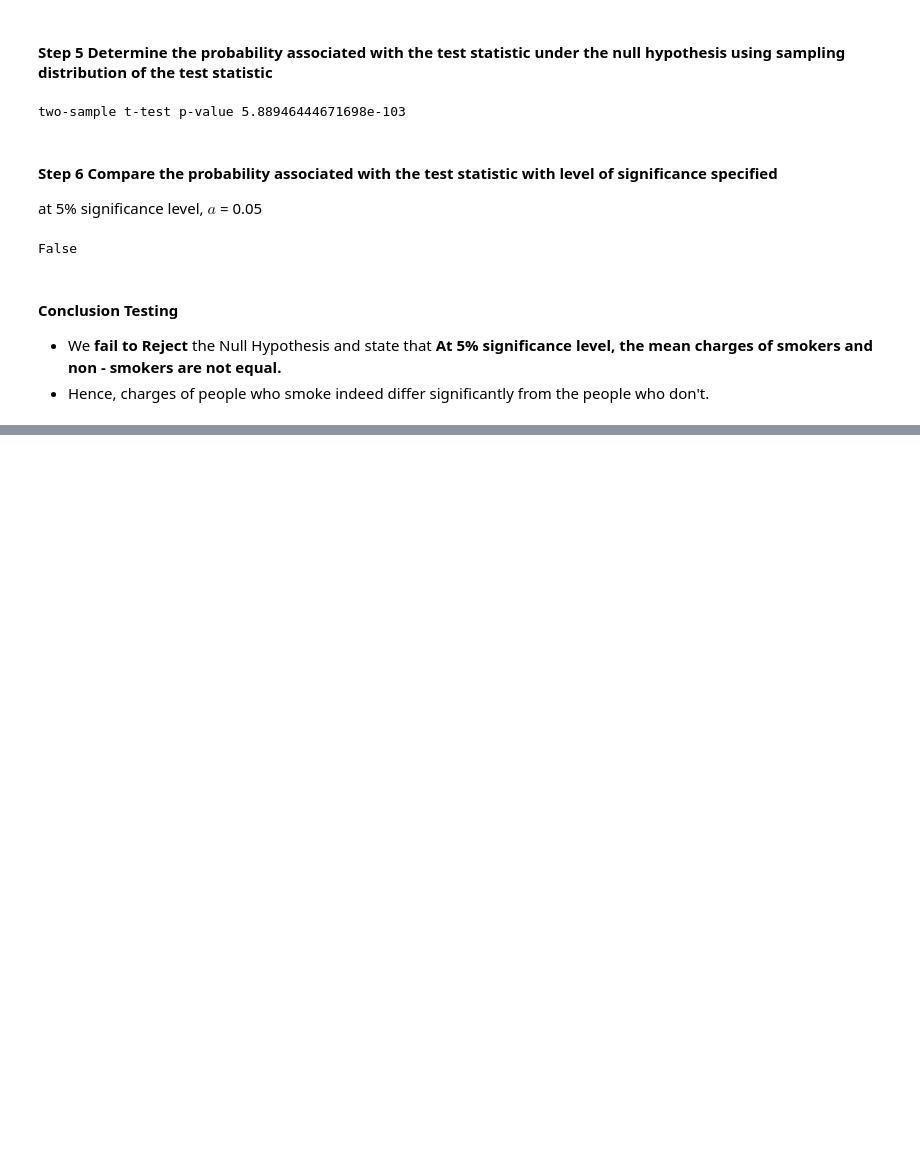
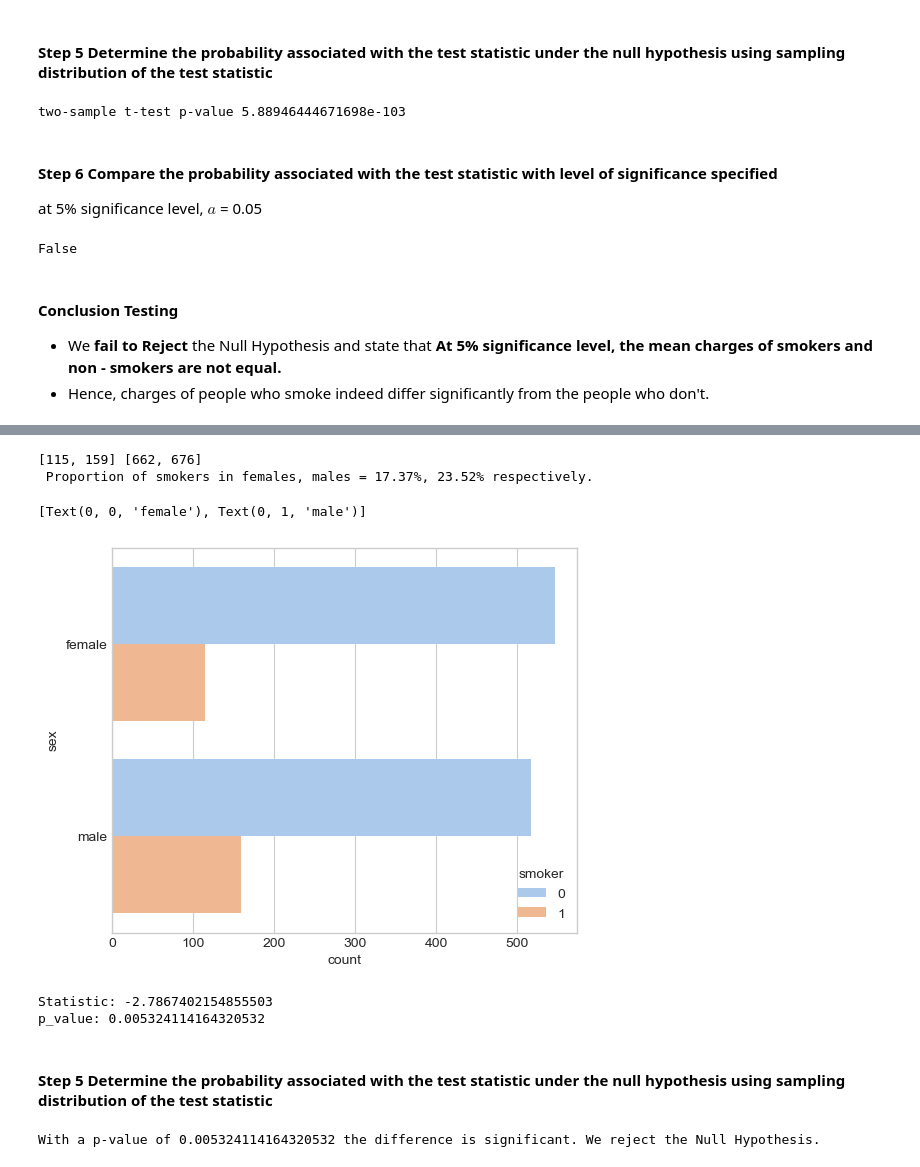
Before and after one commit to DharmayudaFebrianto/Project_DataScience-Pacmann-Academy, a Jupyter notebook: [Batch 14] Project Probability_Pacmann Academy_Dharmayuda Febrianto.ipynb, the cells around one changed output, grey strips where cells are left out. Saved outputs shown, nothing was run; the diff lists cells and outputs as text; code cells hidden in the pictures; blank space fills up the shorter version.

```diff
--- a/[Batch 14] Project Probability_Pacmann Academy_Dharmayuda Febrianto.ipynb
+++ b/[Batch 14] Project Probability_Pacmann Academy_Dharmayuda Febrianto.ipynb
@@ -567,0 +744,38 @@ False
+# %%
+n_females = data['sex'].value_counts()[0] # number of females in the data
+n_males = data['sex'].value_counts()[1] # number of females in the data
+
+female_smokers = data[data['sex'] == 0].smoker.value_counts()[1] # number of female smokers
+male_smokers = data[data['sex'] == 1].smoker.value_counts()[1] # number of male smokers
+
+print([female_smokers, male_smokers] , [n_females, n_males])
+print(f' Proportion of smokers in females, males = {round(115/662,4)*100}%, {round(159/676,4)*100}% respectively.')
+# %% [output]
+[115, 159] [662, 676]
+ Proportion of smokers in females, males = 17.37%, 23.52% respectively.
+# %%
+# Visualization of the collected data:
+plt.figure(figsize=(6,5))
+chart = sns.countplot(y = 'sex', hue = 'smoker', data = data)
+chart.set_yticklabels(['female', 'male'])
+# %% [output]
+[Text(0, 0, 'female'), Text(0, 1, 'male')]
+[figure, added]
+# %%
+# The proportions are different, but are they statistically significant?
+from statsmodels.stats.proportion import proportions_ztest
+
+stat, pval = proportions_ztest([female_smokers, male_smokers] , [n_females, n_males])
+print(f'Statistic: {stat}\np_value: {pval}')
+# %% [output]
+Statistic: -2.7867402154855503
+p_value: 0.005324114164320532
+# %% [markdown]
+#### Step 5 Determine the probability associated with the test statistic under the null hypothesis using sampling distribution of the test statistic
+# %%
+if pval < 0.05:
+    print(f'With a p-value of {pval} the difference is significant. We reject the Null Hypothesis.')
+else:
+    print(f'With a p-value of {pval} the difference is not significant. We fail to reject the Null Hypothesis')
+# %% [output]
+With a p-value of 0.005324114164320532 the difference is significant. We reject the Null Hypothesis.
```
Also changed, not shown: parts of 30 cells of this notebook.
